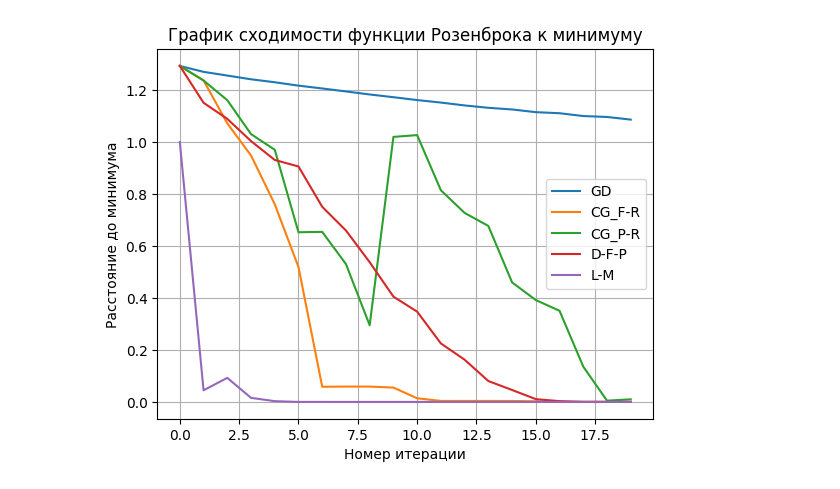
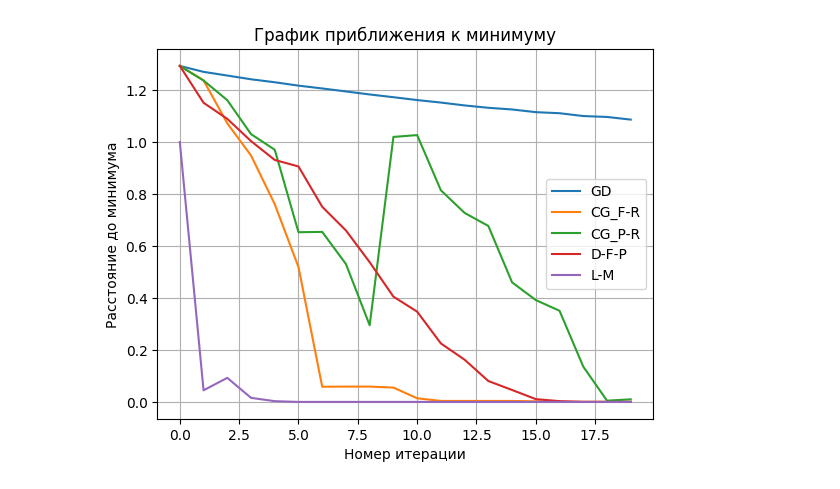
Before and after one commit to AngelicHedgehog/BMSTU-Theory-of-Artificial-Neural-Networks, a Jupyter notebook: hw3/hw3.ipynb, the cells around one changed output. Cells and saved outputs as stored; diff of their text form; code cells hidden in the pictures.

```diff
--- a/hw3/hw3.ipynb
+++ b/hw3/hw3.ipynb
@@ -155,26 +155,26 @@ def method_LM(function, x_k, k):
 dist_to_min = lambda x: np.linalg.norm(x - np.array((1, 1)))
 f_value = Rosenbrock.f
 
-def prepare_result(result_path):
-    return zip(*enumerate(map(dist_to_min, result_path)))
+def prepare_result(result_path, prep_f):
+    return zip(*enumerate(map(prep_f, result_path)))
 # %%
 x_0_1 = np.array((-1.2, 1))
 x_0_2 = np.array((0, 0))
 x_0_3 = np.array((-2, 2))
 x_0 = x_0_2
 k = 20
 
-plt.plot(*prepare_result(method_GD(Rosenbrock, x_0, k)), label="GD")
-plt.plot(*prepare_result(method_CG_FR(Rosenbrock, x_0, k)), label="CG_F-R")
-plt.plot(*prepare_result(method_CG_PR(Rosenbrock, x_0, k)), label="CG_P-R")
-plt.plot(*prepare_result(method_DFP(Rosenbrock, x_0, k)), label="D-F-P")
-plt.plot(*prepare_result(method_LM(Rosenbrock, x_0, k)), label="L-M")
+plt.plot(*prepare_result(method_GD(Rosenbrock, x_0, k), dist_to_min), label="GD")
+plt.plot(*prepare_result(method_CG_FR(Rosenbrock, x_0, k), dist_to_min), label="CG_F-R")
+plt.plot(*prepare_result(method_CG_PR(Rosenbrock, x_0, k), dist_to_min), label="CG_P-R")
+plt.plot(*prepare_result(method_DFP(Rosenbrock, x_0, k), dist_to_min), label="D-F-P")
+plt.plot(*prepare_result(method_LM(Rosenbrock, x_0, k), dist_to_min), label="L-M")
 
-plt.title("График сходимости функции Розенброка к минимуму")
+plt.title("График приближения к минимуму")
 plt.xlabel("Номер итерации")
 plt.ylabel("Расстояние до минимума")
 plt.grid(True)
 plt.legend()
 plt.show()
 # %% [output]
-[figure, old version]
+[figure, new version]
```
Also changed, not shown: parts of 1 cell of this notebook, 2 other files.
